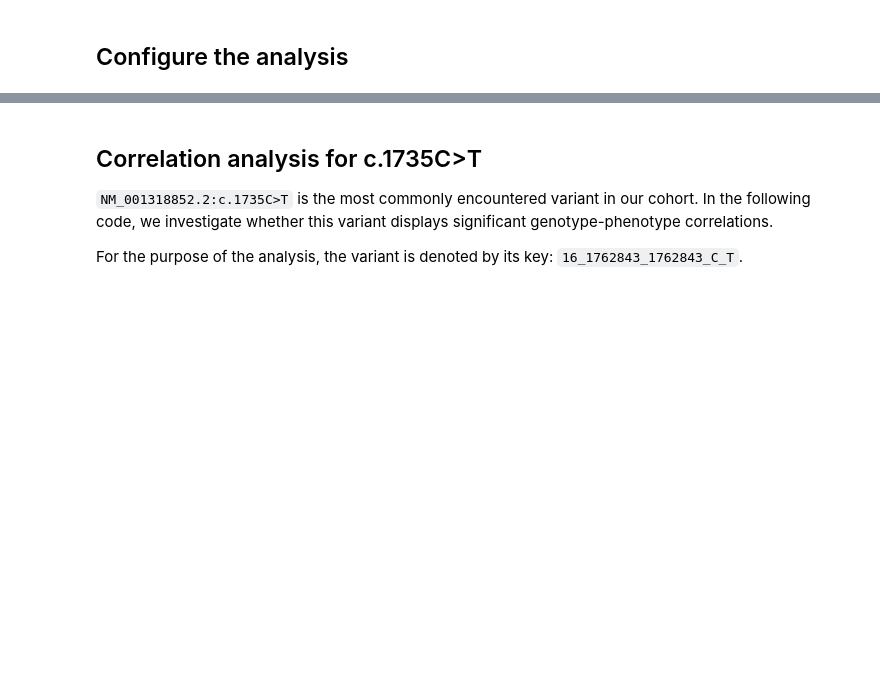
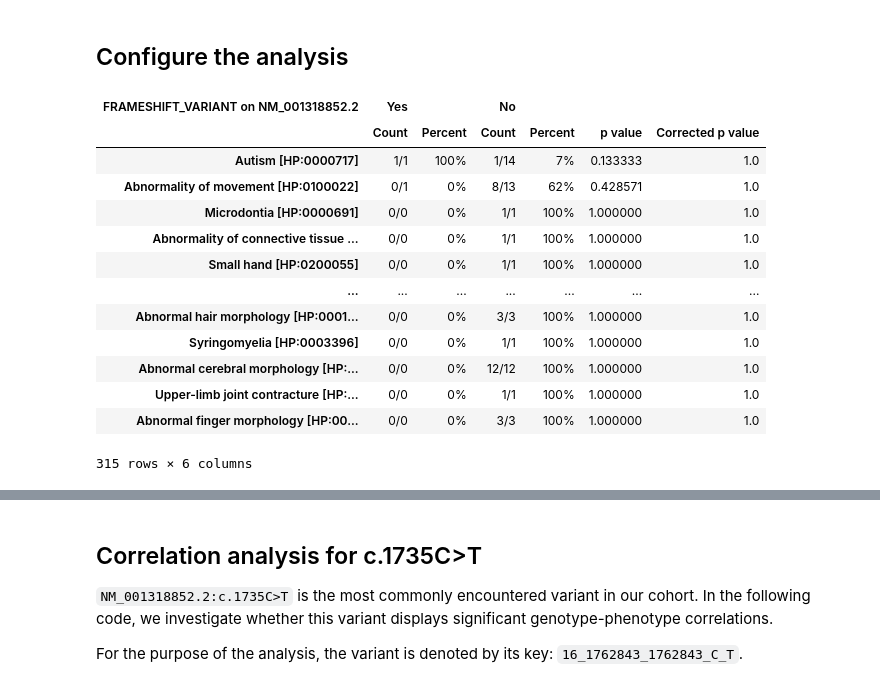
Before and after one commit to monarch-initiative/gpsea, a Jupyter notebook: notebooks/MAPK8IP3/MAPK8IP3.ipynb, the cells around one changed output, grey strips where cells are left out. Cells and saved outputs as stored; diff of their text form; code cells hidden in the pictures; blank space fills up the shorter version.

```diff
--- a/notebooks/MAPK8IP3/MAPK8IP3.ipynb
+++ b/notebooks/MAPK8IP3/MAPK8IP3.ipynb
@@ -108,6 +95,31 @@ has_transcript
 ## Configure the analysis
 # %%
 
-from genophenocorr.analysis import configure_cohort_analysis
+from genophenocorr.analysis import configure_cohort_analysis, CohortAnalysisConfiguration
+from genophenocorr.analysis.predicate import PatientCategories
 
-analysis = configure_cohort_analysis(cohort, hpo)
+analysis_config = CohortAnalysisConfiguration()
+analysis_config.missing_implies_excluded = True
+analysis_config.pval_correction = 'fdr_bh'
+analysis_config.min_perc_patients_w_hpo = 0.1
+analysis = configure_cohort_analysis(cohort, hpo, config=analysis_config)
+# %%
+from genophenocorr.model import VariantEffect
+
+frameshift = analysis.compare_by_variant_effect(VariantEffect.FRAMESHIFT_VARIANT, tx_id=MAPK8IP3_id)
+frameshift.summarize(hpo, PatientCategories.YES)
+# %% [output]
+| FRAMESHIFT_VARIANT on NM_001318852.2 | Yes |  | No |  |  |  |
+|  | Count | Percent | Count | Percent | p value | Corrected p value |
+| Autism [HP:0000717] | 1/1 | 100% | 1/14 | 7% | 0.133333 | 1.0 |
+| Abnormality of movement [HP:0100022] | 0/1 | 0% | 8/13 | 62% | 0.428571 | 1.0 |
+| Microdontia [HP:0000691] | 0/0 | 0% | 1/1 | 100% | 1.000000 | 1.0 |
+| Abnormality of connective tissue ... | 0/0 | 0% | 1/1 | 100% | 1.000000 | 1.0 |
+| Small hand [HP:0200055] | 0/0 | 0% | 1/1 | 100% | 1.000000 | 1.0 |
+| ... | ... | ... | ... | ... | ... | ... |
+| Abnormal hair morphology [HP:0001... | 0/0 | 0% | 3/3 | 100% | 1.000000 | 1.0 |
+| Syringomyelia [HP:0003396] | 0/0 | 0% | 1/1 | 100% | 1.000000 | 1.0 |
+| Abnormal cerebral morphology [HP:... | 0/0 | 0% | 12/12 | 100% | 1.000000 | 1.0 |
+| Upper-limb joint contracture [HP:... | 0/0 | 0% | 1/1 | 100% | 1.000000 | 1.0 |
+| Abnormal finger morphology [HP:00... | 0/0 | 0% | 3/3 | 100% | 1.000000 | 1.0 |
+315 rows × 6 columns
```
Also changed, not shown: parts of 8 cells of this notebook, 28 other files.
